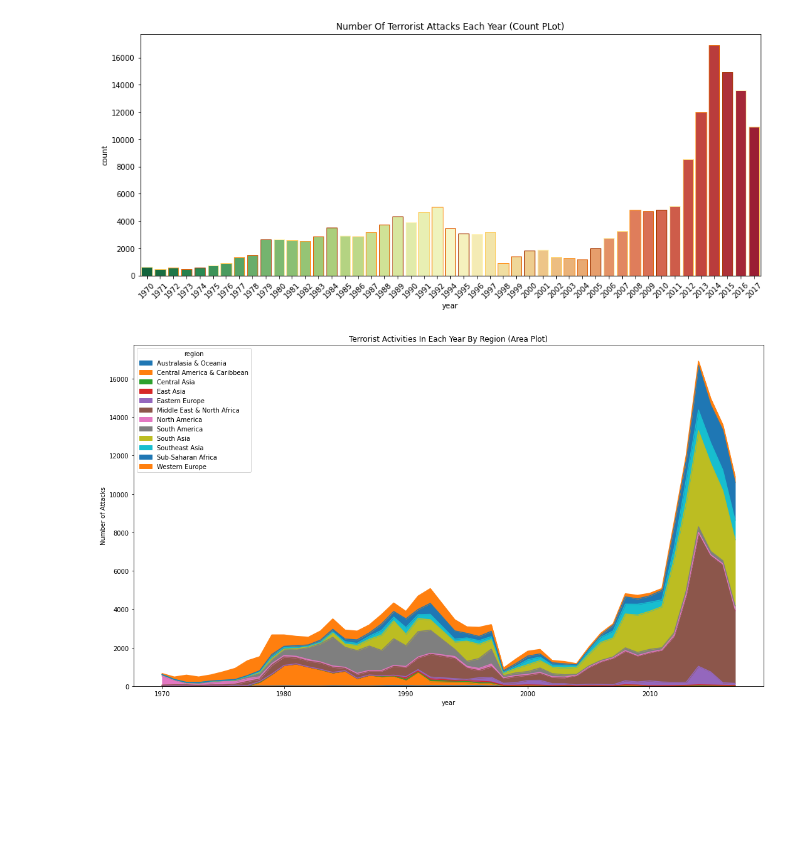
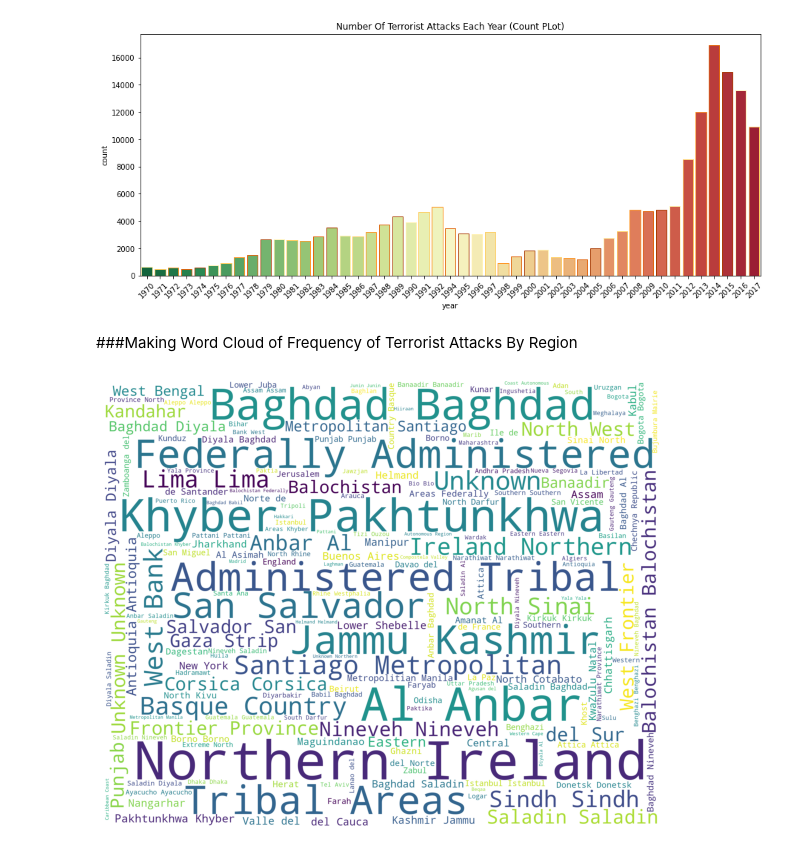
Before and after one commit to SyedHuzaifa007/The-Sparks-Foundation-Task-4, a Jupyter notebook: Exploratory_Analysis_Terrorism.ipynb, the cells around one changed output. Saved outputs shown, nothing was run; the diff lists cells and outputs as text; code cells hidden in the pictures; blank space fills up the shorter version.

```diff
--- a/Exploratory_Analysis_Terrorism.ipynb
+++ b/Exploratory_Analysis_Terrorism.ipynb
@@ -176,11 +206,14 @@ plt.title('Number Of Terrorist Attacks Each Year (Count PLot)')
 plt.show()
 # %% [output]
 [figure]
-# %%
-#Area Plot Graph
-pd.crosstab(terror_df.year,terror_df.region).plot(kind='area',figsize=(18,10))
-plt.title('Terrorist Activities In Each Year By Region (Area Plot)')
-plt.ylabel("Number of Attacks")
-plt.show()
-# %% [output]
-[figure, removed]
+# %% [markdown]
+###Making Word Cloud of Frequency of Terrorist Attacks By Region
+# %%
+cities = terror_df.state.dropna(False)
+plt.subplots(figsize=(10,10))
+wordcloud = WordCloud(background_color = 'white', width = 2000, height = 1600).generate(' '.join(cities))
+plt.axis('off')
+plt.imshow(wordcloud)
+plt.show()
+# %% [output]
+[figure, added]
```
Also changed, not shown: parts of 9 cells of this notebook.
